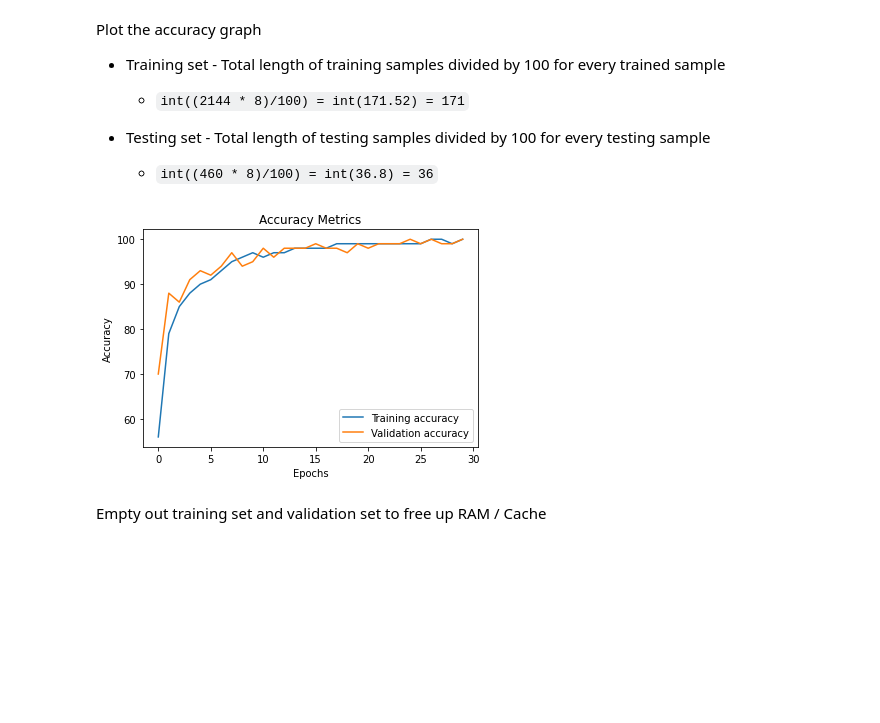
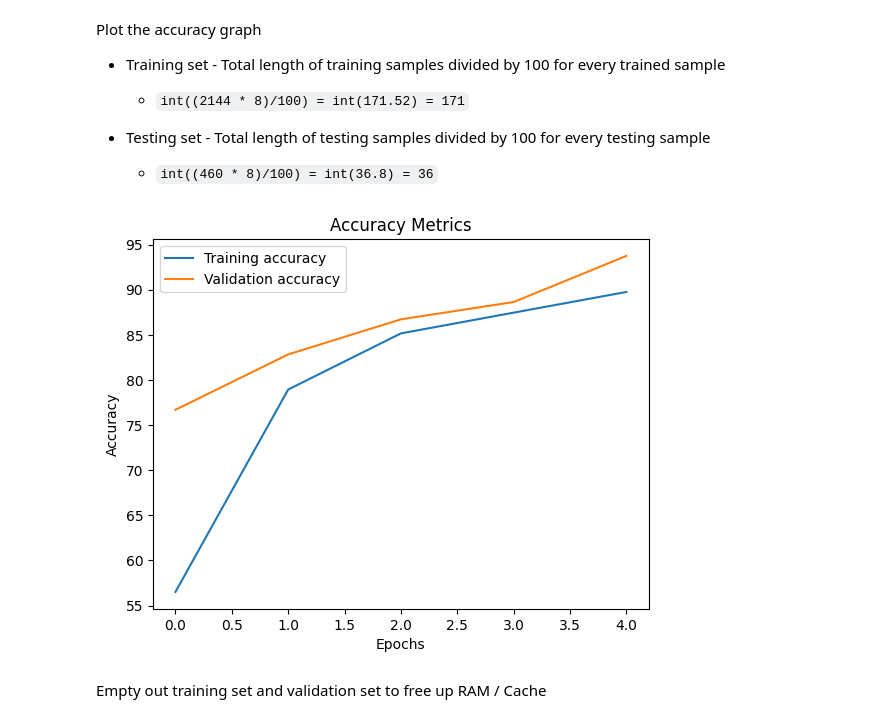
Before and after one commit to TripathiAshutosh/tumorClassification, a Jupyter notebook: Copy_of_brain_tumor_classifier_resnet_torch.ipynb, the cells around one changed output. Saved outputs shown, nothing was run; the diff lists cells and outputs as text; code cells hidden in the pictures; blank space fills up the shorter version.

```diff
--- a/Copy_of_brain_tumor_classifier_resnet_torch.ipynb
+++ b/Copy_of_brain_tumor_classifier_resnet_torch.ipynb
@@ -366,7 +366,7 @@ criterion = nn.CrossEntropyLoss().to(device)
 optimizer = torch.optim.SGD(resnet_model.parameters(), momentum=0.9, lr=3e-4)
 
 # number of training iterations
-epochs = 30
+epochs = 5
 
 # empty lists to store losses and accuracies
 train_losses = []
@@ -523,15 +543,15 @@ Plot the accuracy graph
 
   * `int((460 * 8)/100) = int(36.8) = 36`
 # %%
-plt.plot([t/171 for t in train_correct], label='Training accuracy')
-plt.plot([t/36 for t in test_correct], label='Validation accuracy')
+plt.plot([t.cpu().detach().numpy()/171 for t in train_correct], label='Training accuracy')
+plt.plot([t.cpu().detach().numpy()/36 for t in test_correct], label='Validation accuracy')
 plt.title('Accuracy Metrics')
 plt.ylabel('Accuracy')
 plt.xlabel('Epochs')
 plt.legend()
 plt.show()
 # %% [output]
-[figure, old version]
+[figure, new version]
 # %% [markdown]
 Empty out training set and validation set to free up RAM / Cache
 # %%
```
Also changed, not shown: parts of 11 cells of this notebook.
